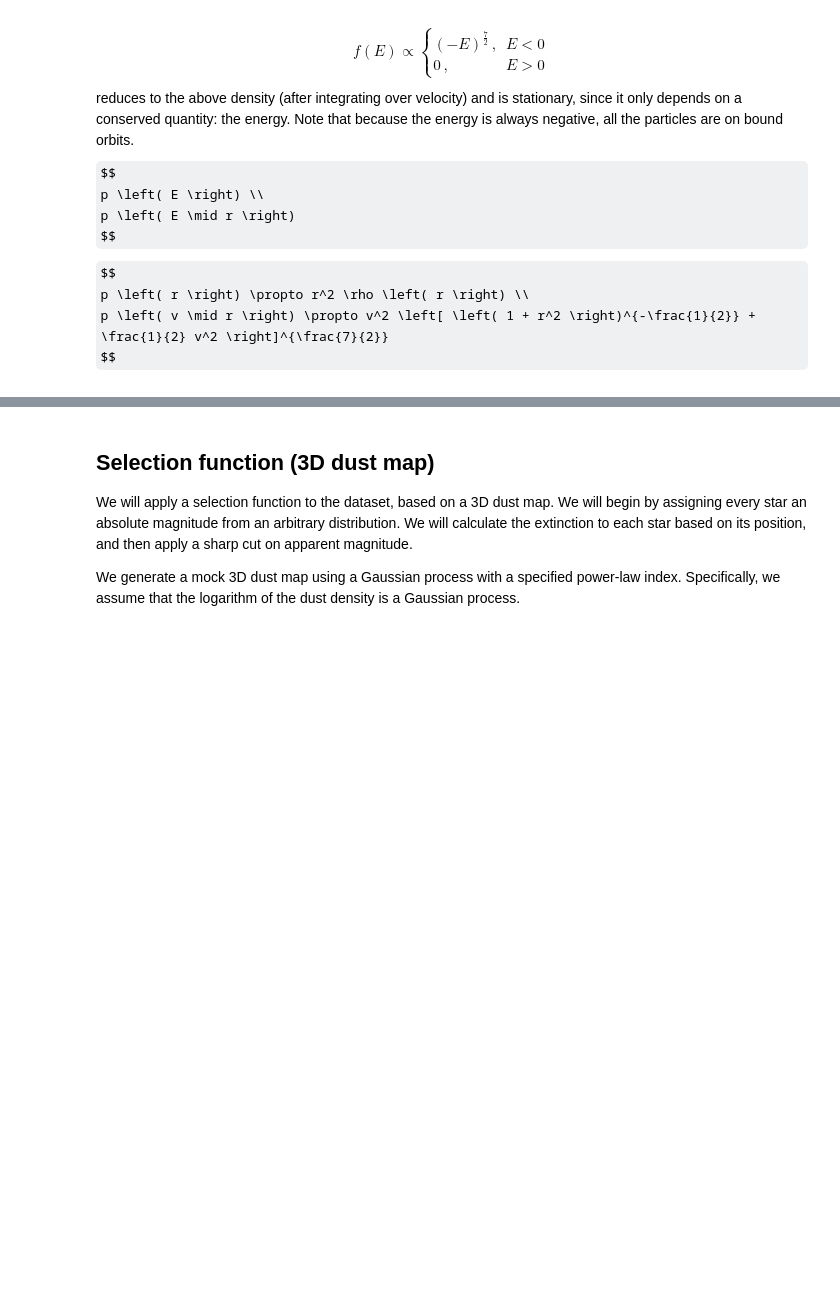
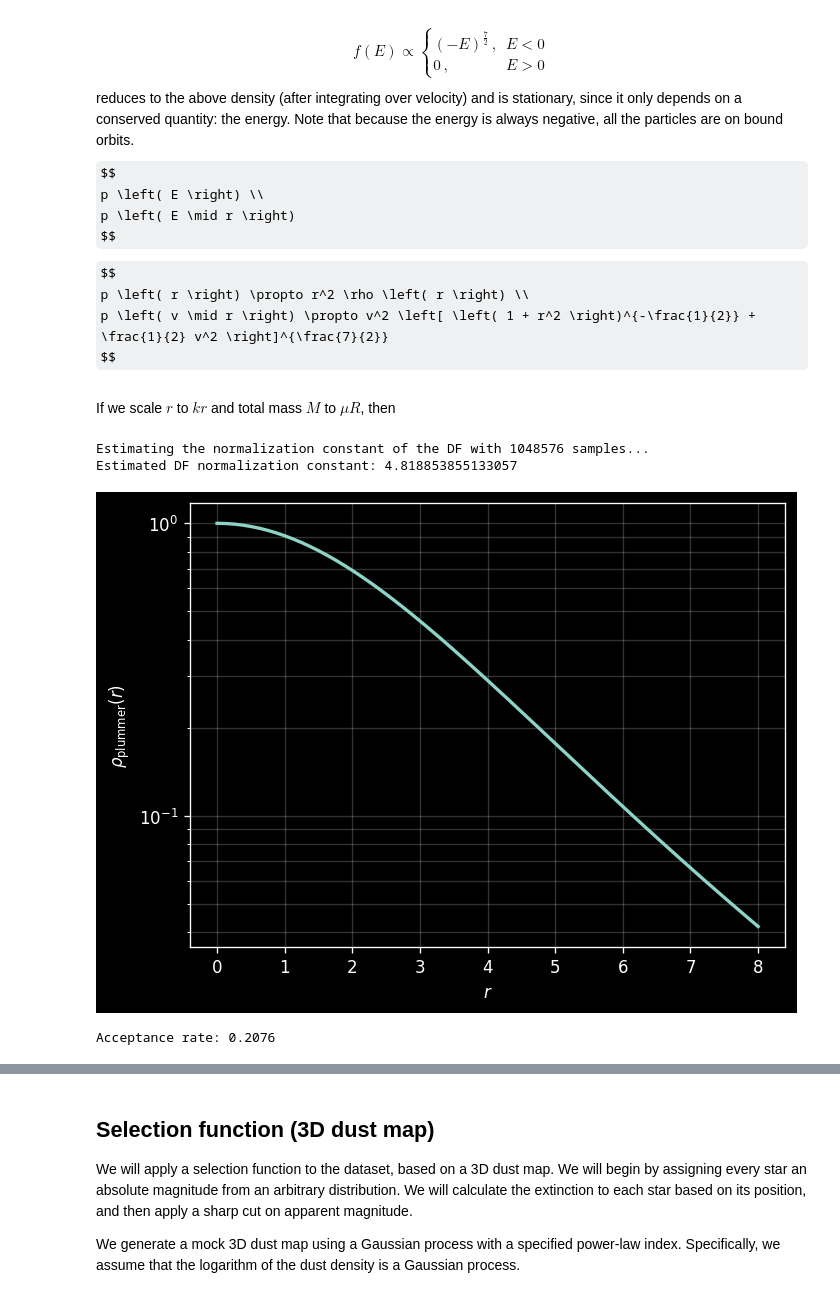
Before and after one commit to gregreen/deep-potential, a Jupyter notebook: scripts/plummer/plummer_sphere_selfn.ipynb, the cells around one changed output, grey strips where cells are left out. Saved outputs shown, nothing was run; the diff lists cells and outputs as text; code cells hidden in the pictures; some formulas as TeX source; blank space fills up the shorter version.

```diff
--- a/scripts/plummer/plummer_sphere_selfn.ipynb
+++ b/scripts/plummer/plummer_sphere_selfn.ipynb
@@ -55,3 +61,37 @@ $$
   p \left( r \right) \propto r^2 \rho \left( r \right) \\
   p \left( v \mid r \right) \propto v^2 \left[ \left( 1 + r^2 \right)^{-\frac{1}{2}} + \frac{1}{2} v^2 \right]^{\frac{7}{2}}
 $$
+# %% [markdown]
+If we scale $r$ to $kr$ and total mass $M$ to $\mu R$, then
+# %%
+import plummer_sphere
+
+dustmap_fname='/home/kalda/storage/projects/deep-potential/scripts/plummer/data/plummer_sphere_selfn_dustmaps.npz'
+plummer = plummer_sphere.PlummerSphereSelfn(
+    k=5, gamma=10.233267079464884, r_max=8.0,
+    dustmap_fname=dustmap_fname,
+    dustmap_n_samples=1024*1024,
+    M_mean=0.5, M_sigma=2, m_max=15.0
+)
+r_max = plummer.r_max
+# %% [output]
+Estimating the normalization constant of the DF with 1048576 samples...
+Estimated DF normalization constant: 4.818853855133057
+# %%
+r = np.linspace(0, 8.0, 128)
+rho_true = plummer.rho(r)
+plt.plot(r, rho_true, lw=2)
+#plt.ylim()
+plt.xlabel('$r$')
+plt.yscale('log')
+plt.ylabel('$\\rho_\mathrm{plummer}(r)$')
+plt.grid(which='both', alpha=0.2)
+plt.show()
+# %% [output]
+[figure, added]
+# %%
+n_samples = 1024*1024*4
+eta = plummer.sample_df(n_samples)
+coords_train = utils.calc_coords(eta)
+# %% [output]
+Acceptance rate: 0.2076
```
Also changed, not shown: parts of 25 cells of this notebook, 15 other files.
